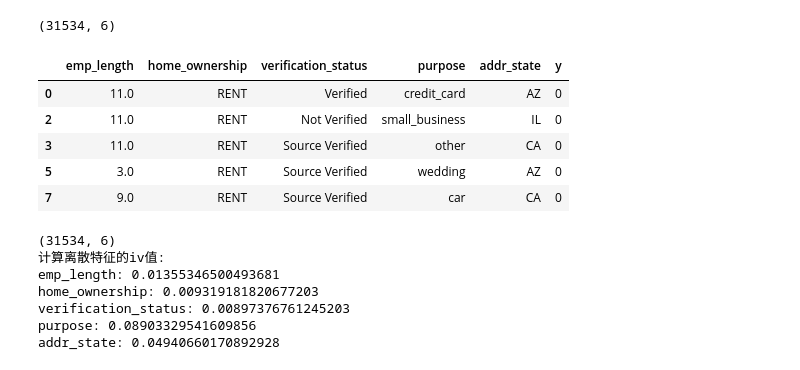
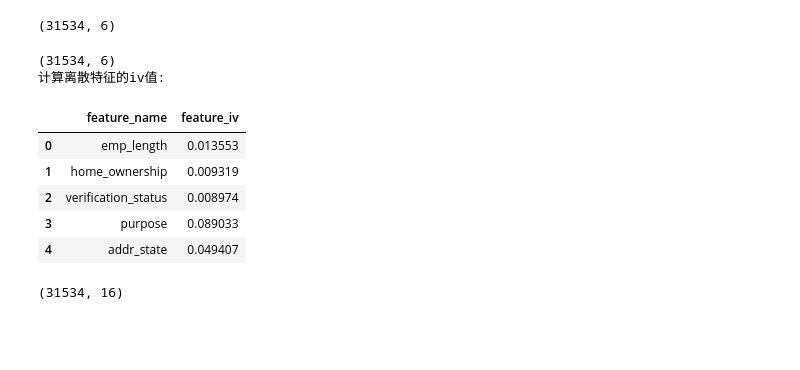
Before and after one commit to iihcy/Credit_ACard, a Jupyter notebook: ACard.ipynb, the cells around one changed output. Saved outputs shown, nothing was run; the diff lists cells and outputs as text; code cells hidden in the pictures; blank space fills up the shorter version.

```diff
--- a/ACard.ipynb
+++ b/ACard.ipynb
@@ -319,22 +320,15 @@ char_df = pd.concat([df_s[char_feature], df_s['y']], axis=1)
 char_df.shape
 # %% [output]
 (31534, 6)
-# %%
-# char_df
-char_df.head()
-# %% [output]
-|  | emp_length | home_ownership | verification_status | purpose | addr_state | y |
-| 0 | 11.0 | RENT | Verified | credit_card | AZ | 0 |
-| 2 | 11.0 | RENT | Not Verified | small_business | IL | 0 |
-| 3 | 11.0 | RENT | Source Verified | other | CA | 0 |
-| 5 | 3.0 | RENT | Source Verified | wedding | AZ | 0 |
-| 7 | 9.0 | RENT | Source Verified | car | CA | 0 |
 # %%
 # 离散：计算每个特征的iv值
 def char_feature_iv(char_df, label):
     print(char_df.shape, '\n计算离散特征的iv值:')
+    all_feature_iv = []
+    char_feature_name = []
     for char_f in list(char_df):
         if char_f not in label:
+            char_feature_name.append(char_f)
             #print('feature:', char_f)
             df = pd.concat([char_df[char_f], char_df[label]], axis=1)
             #print(df.shape)
@@ -357,15 +351,39 @@ def char_feature_iv(char_df, label):
             result_df['iv'] = (result_df.good_rate-result_df.bad_rate)*(result_df.woe)
             feature_iv = result_df.iv.sum()
             #print('feature_iv:',feature_iv)
-            print(str(char_f + ':'), feature_iv)
-#     return result_df
+            #print(str(char_f + ':'), feature_iv)
+            all_feature_iv.append(feature_iv)
+    feature_iv = pd.Series(all_feature_iv).to_frame().rename(columns={0:'feature_iv'})
+    feature_name = pd.Series(char_feature_name).to_frame().rename(columns={0:'feature_name'})
+    feature_name_iv = pd.concat([feature_name, feature_iv], axis=1)
+    return feature_name_iv
 
-char_feature_iv(char_df, label='y')
+def get_result_iv(feature_name_iv):
+    # 特征iv值：评价指标
+    #    a.iv<0.02, 预测效果：无明显；
+    #    b.0.02=<iv<0.1, 预测效果：弱；
+    #    c.0.1=<iv<0.3, 预测效果：中等；
+    #    d.0.3=<iv<0.5, 预测效果：强；
+    #    e.0.5=<iv, 预测效果：需考虑；
+    feature_sel = feature_name_iv[feature_name_iv.feature_iv<0.5]
+    return feature_sel
-# %% [output]
-(31534, 6)
-计算离散特征的iv值:
-emp_length: 0.01355346500493681
-home_ownership: 0.009319181820677203
-verification_status: 0.00897376761245203
-purpose: 0.08903329541609856
-addr_state: 0.04940660170892928
+# %%
+# 所有特征的iv值
+feature_name_iv = char_feature_iv(char_df, label='y')
+# 获取iv值小于0.5的特征
+feature_sel = get_result_iv(feature_name_iv)
+feature_sel
+# %% [output]
+(31534, 6)
+计算离散特征的iv值:
+|  | feature_name | feature_iv |
+| 0 | emp_length | 0.013553 |
+| 1 | home_ownership | 0.009319 |
+| 2 | verification_status | 0.008974 |
+| 3 | purpose | 0.089033 |
+| 4 | addr_state | 0.049407 |
+# %%
+# 3.2 连续性特征
+df_s[num_feature].shape
+# %% [output]
+(31534, 16)
```
Also changed, not shown: parts of 3 cells of this notebook.
